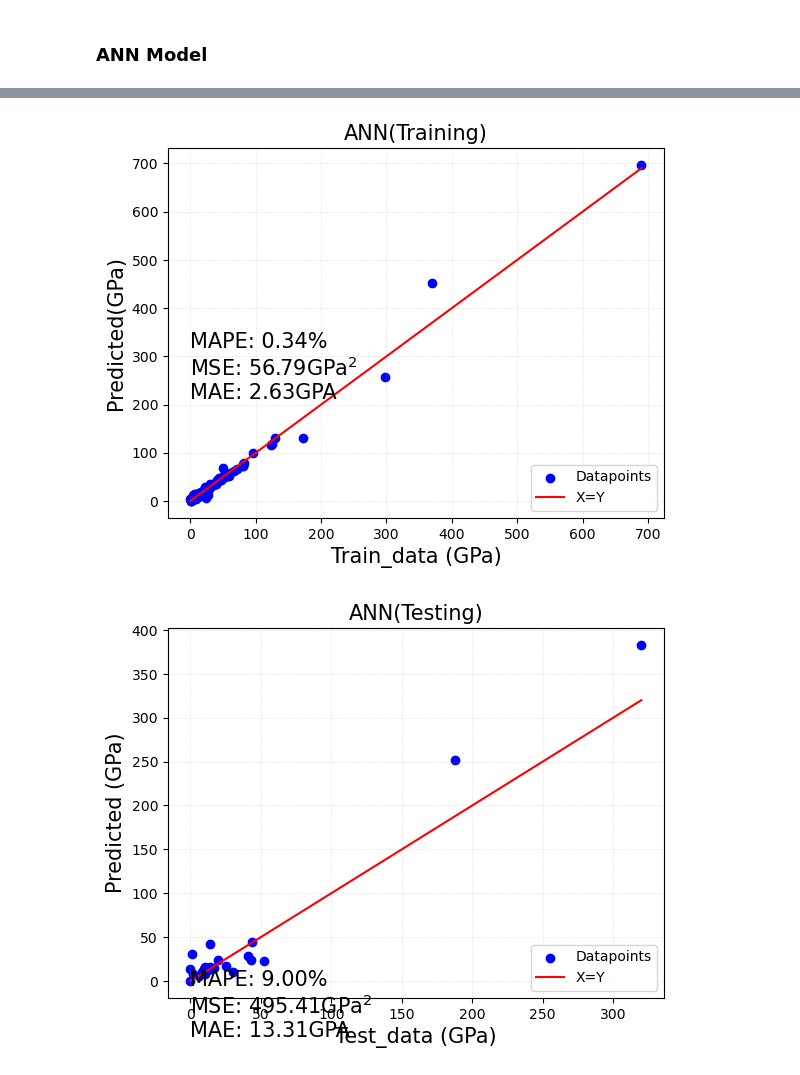
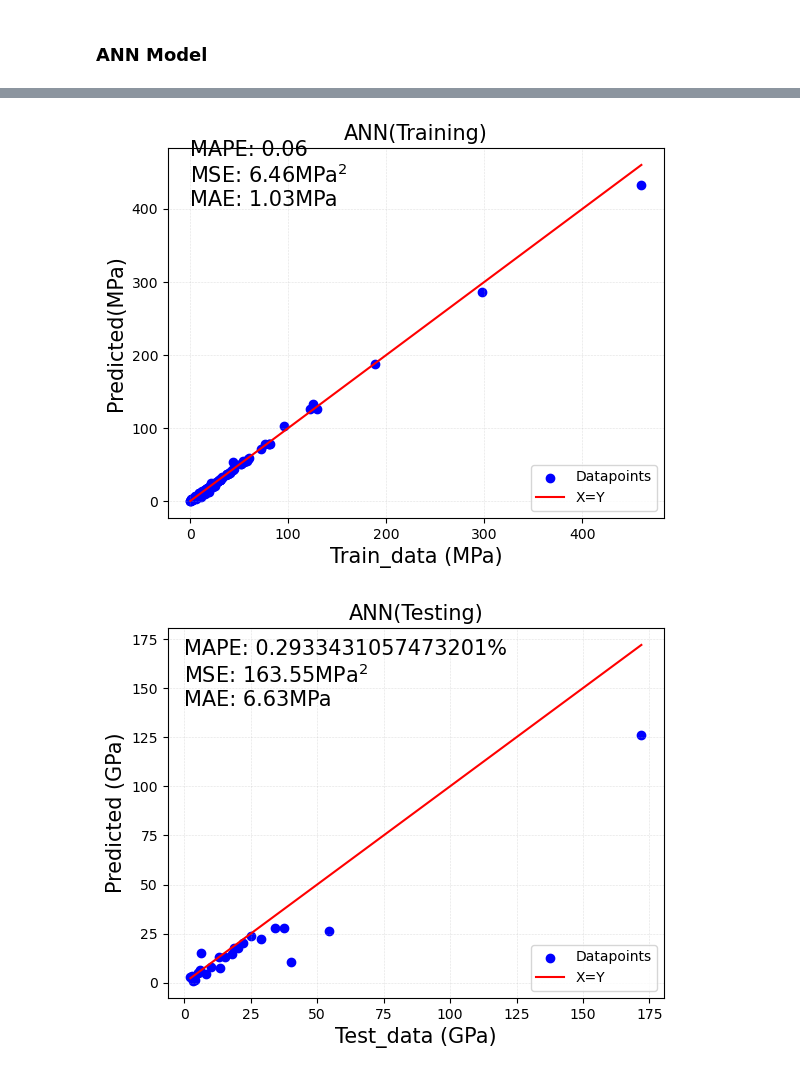
Before and after one commit to aa-agyaps/01-Research, a Jupyter notebook: 02-Methods/Rubbery_modulus.ipynb, the cells around one changed output, grey strips where cells are left out. Cells and saved outputs as stored; diff of their text form; code cells hidden in the pictures.

```diff
--- a/02-Methods/Rubbery_modulus.ipynb
+++ b/02-Methods/Rubbery_modulus.ipynb
@@ -21,14 +22,14 @@ from rdkit.Chem import AllChem
 ### Data processing
 # %%
 # read data
-filePath = r"C:\Users\Ama\OneDrive - Southern University System\01-Research\01-Data\02-Rubbery_Modulus.csv"
+filePath = r"C:\Users\Ama\OneDrive - Southern University System\02-MachineLearning\Dataset_for_practise\SMP-Er.csv"
 df = pd.read_csv(filePath)
 # %%
 #
-smiles = df['SMILES']
+smiles = df['Smiles']
 smiles = [list(smile.strip('{} ').split(',')) for smile in smiles]
 
-molar_ratio = df['Molar Ratio']
+molar_ratio = df['Molar ratio']
 m_r = []
 for entry in molar_ratio:
     ratio_list = [float(x) for x in entry.split(':')]
@@ -41,7 +42,7 @@ fingerprinted monomers by their respective molar ratios
 #function for fingerprinting
 def fingerprint_monomer(monomer):
     mol = Chem.MolFromSmiles(monomer)
-    fp = AllChem.GetMorganFingerprintAsBitVect(mol, 10, 128)
+    fp = AllChem.GetMorganFingerprintAsBitVect(mol, 7, nBits=1028)
     return fp
 
 #function for storing fingerprints monomers as a representation of the polymers
@@ -75,6 +76,6 @@ padded_arrays = [np.pad(arr, (0, max_length - len(arr)), mode = 'constant') for
 new_array = np.stack(padded_arrays)
 # %%
 X = new_array
-y = df['Rubbery Modulus(MPa)'] #specify y
+y = df['Rubbery modulus'] #specify y
 # %%
 #Split data into training and testing sets
@@ -86,14 +95,15 @@ y_plot = x_plot
 # %% [markdown]
 ### ANN Model
 # %%
-learning_rate = 1e-2
+learning_rate = 0.01
 optimizer = tf.keras.optimizers.Adam(learning_rate=learning_rate)
 # Define the ANN model
 model = tf.keras.Sequential([
     tf.keras.layers.Dense(64, activation='relu', input_shape=(X_train.shape[1],)),
-    tf.keras.layers.Dense(64, activation='relu'),
-    tf.keras.layers.Dense(64, activation='relu'),
-    tf.keras.layers.Dense(64, activation='relu'),
+    tf.keras.layers.Dense(32, activation='relu'),
+    tf.keras.layers.Dense(16, activation='relu'),
+    tf.keras.layers.Dense(8, activation='relu'),
+    tf.keras.layers.Dense(4, activation='relu'),
     tf.keras.layers.Dense(1)
 ])
 
@@ -124,11 +134,11 @@ MAE_test= mean_absolute_error(y_test, y_test_pred)
 # Plot actual and predicted values for training set
 plt.scatter(y_train, y_train_pred, color='b', label='Datapoints')
 plt.plot([min(y_train), max(y_train)], [min(y_train), max(y_train)], color='r', label='X=Y')
-plt.xlabel('Train_data (GPa)', fontsize=15)
-plt.ylabel('Predicted(GPa)', fontsize = 15)
+plt.xlabel('Train_data (MPa)', fontsize=15)
+plt.ylabel('Predicted(MPa)', fontsize = 15)
 plt.text(0,
-        350,
-        f"MAPE: {MAPE_train:.2f}%\nMSE: {MSE_train:.2f}GPa$^2$\nMAE: {MAE_train:.2f}GPA",
+        495,
+        f"MAPE: {MAPE_train:.2f}\nMSE: {MSE_train:.2f}MPa$^2$\nMAE: {MAE_train:.2f}MPa",
         ha="left",
         va="top",
         fontsize=15,)
@@ -143,8 +153,8 @@ plt.plot([min(y_test), max(y_test)], [min(y_test), max(y_test)], color='r', labe
 plt.xlabel('Test_data (GPa)', fontsize = 15)
 plt.ylabel('Predicted (GPa)', fontsize=15)
 plt.text(0,
-        12.5,
-        f"MAPE: {MAPE_test:.2f}%\nMSE: {MSE_test:.2f}GPa$^2$\nMAE: {MAE_test:.2f}GPA",
+        175,
+        f"MAPE: {MAPE_test}%\nMSE: {MSE_test:.2f}MPa$^2$\nMAE: {MAE_test:.2f}MPa",
         ha="left",
         va="top",
         fontsize=15,)
@@ -174,2 +184,2 @@ Epoch 6/1000
-[figure, old version]
+[figure, new version]
-[figure, old version]
+[figure, new version]
```
Also changed, not shown: parts of 7 cells of this notebook, 7 other files.
